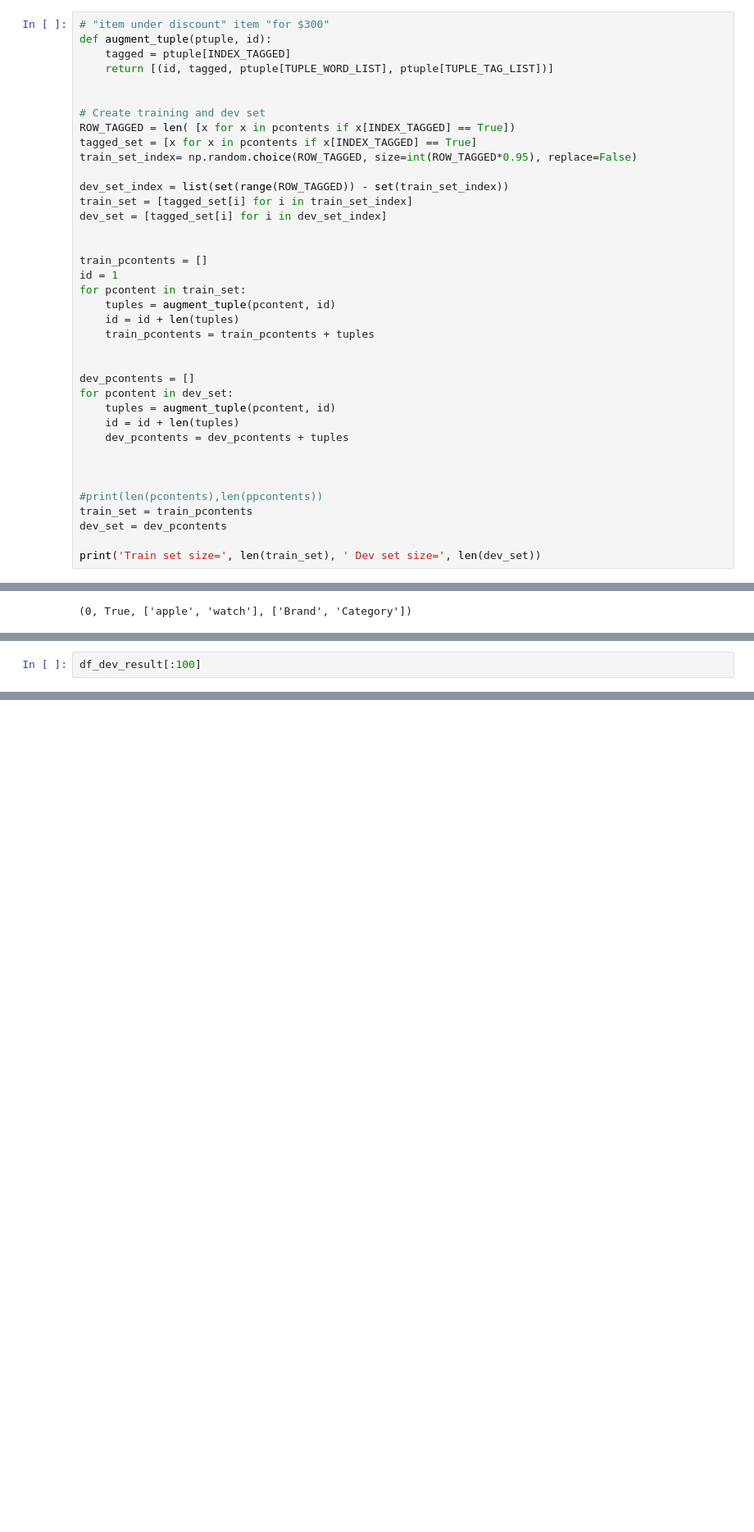
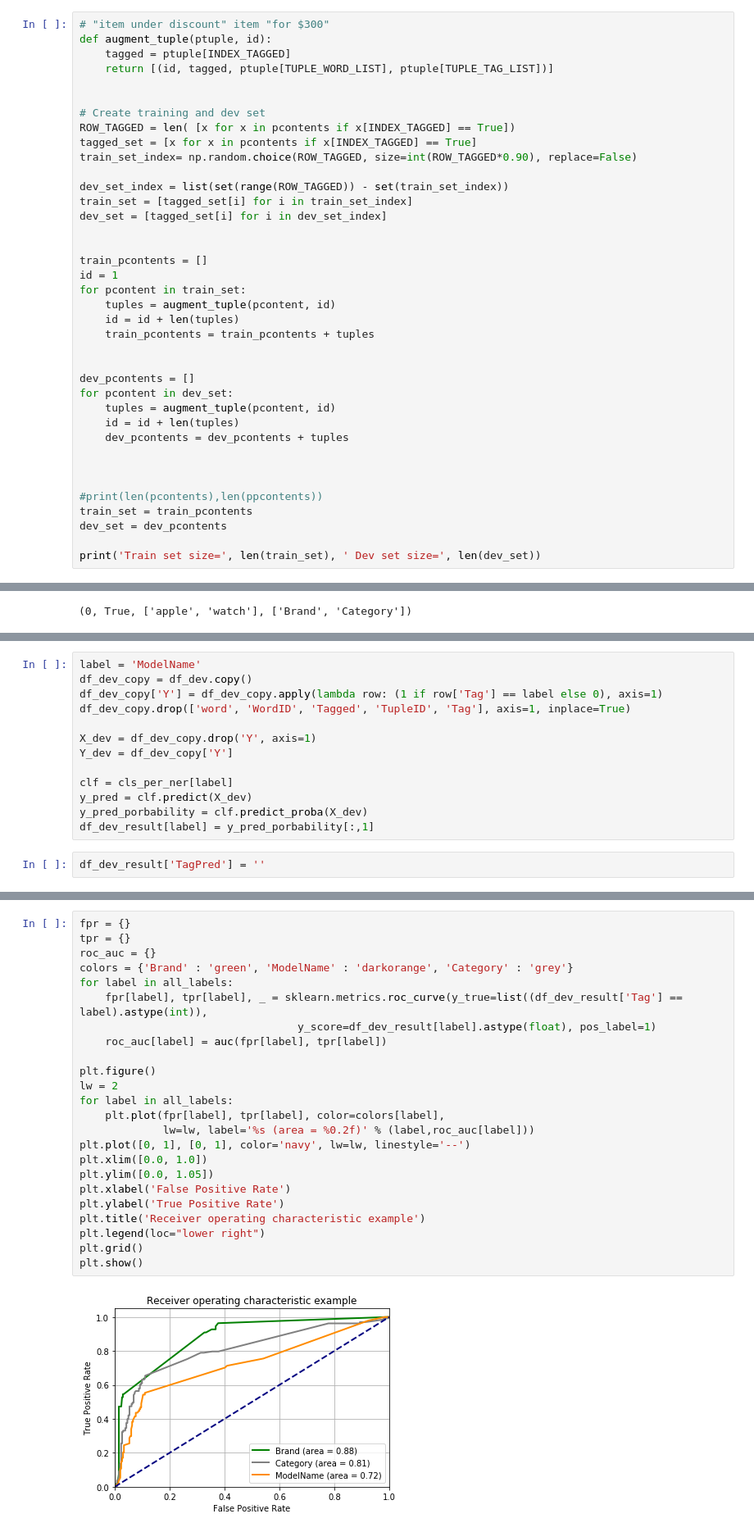
Before and after one commit to chocobo244/cs229-project, a Jupyter notebook: NER-GBT-Small.ipynb, the cells around one changed output, grey strips where cells are left out. Shown at 82% size. Drawn from its saved outputs; the diff is of its cells as text; blank space fills up the shorter version.

```diff
--- a/NER-GBT-Small.ipynb
+++ b/NER-GBT-Small.ipynb
@@ -191,7 +197,7 @@ def augment_tuple(ptuple, id):
 # Create training and dev set
 ROW_TAGGED = len( [x for x in pcontents if x[INDEX_TAGGED] == True])
 tagged_set = [x for x in pcontents if x[INDEX_TAGGED] == True]
-train_set_index= np.random.choice(ROW_TAGGED, size=int(ROW_TAGGED*0.95), replace=False)
+train_set_index= np.random.choice(ROW_TAGGED, size=int(ROW_TAGGED*0.90), replace=False)
 
 dev_set_index = list(set(range(ROW_TAGGED)) - set(train_set_index))
 train_set = [tagged_set[i] for i in train_set_index]
@@ -601,2 +627,15 @@ Wall time: 2min 10s
+# %%
+label = 'ModelName'
+df_dev_copy = df_dev.copy()
+df_dev_copy['Y'] = df_dev_copy.apply(lambda row: (1 if row['Tag'] == label else 0), axis=1)
+df_dev_copy.drop(['word', 'WordID', 'Tagged', 'TupleID', 'Tag'], axis=1, inplace=True)
+
+X_dev = df_dev_copy.drop('Y', axis=1)
+Y_dev = df_dev_copy['Y']
+
+clf = cls_per_ner[label]
+y_pred = clf.predict(X_dev)
+y_pred_porbability = clf.predict_proba(X_dev)
+df_dev_result[label] = y_pred_porbability[:,1]
 # %%
-df_dev_result[:100]
+df_dev_result['TagPred'] = ''
@@ -621,0 +694,26 @@ df_dev_result[:100]
+# %%
+fpr = {}
+tpr = {}
+roc_auc = {}
+colors = {'Brand' : 'green', 'ModelName' : 'darkorange', 'Category' : 'grey'}
+for label in all_labels:
+    fpr[label], tpr[label], _ = sklearn.metrics.roc_curve(y_true=list((df_dev_result['Tag'] == label).astype(int)),
+                                  y_score=df_dev_result[label].astype(float), pos_label=1)
+    roc_auc[label] = auc(fpr[label], tpr[label])
+
+plt.figure()
+lw = 2
+for label in all_labels:
+    plt.plot(fpr[label], tpr[label], color=colors[label],
+             lw=lw, label='%s (area = %0.2f)' % (label,roc_auc[label]))
+plt.plot([0, 1], [0, 1], color='navy', lw=lw, linestyle='--')
+plt.xlim([0.0, 1.0])
+plt.ylim([0.0, 1.05])
+plt.xlabel('False Positive Rate')
+plt.ylabel('True Positive Rate')
+plt.title('Receiver operating characteristic example')
+plt.legend(loc="lower right")
+plt.grid()
+plt.show()
+# %% [output]
+[figure, added]
```
Also changed, not shown: parts of 10 cells of this notebook, 3 other files.
